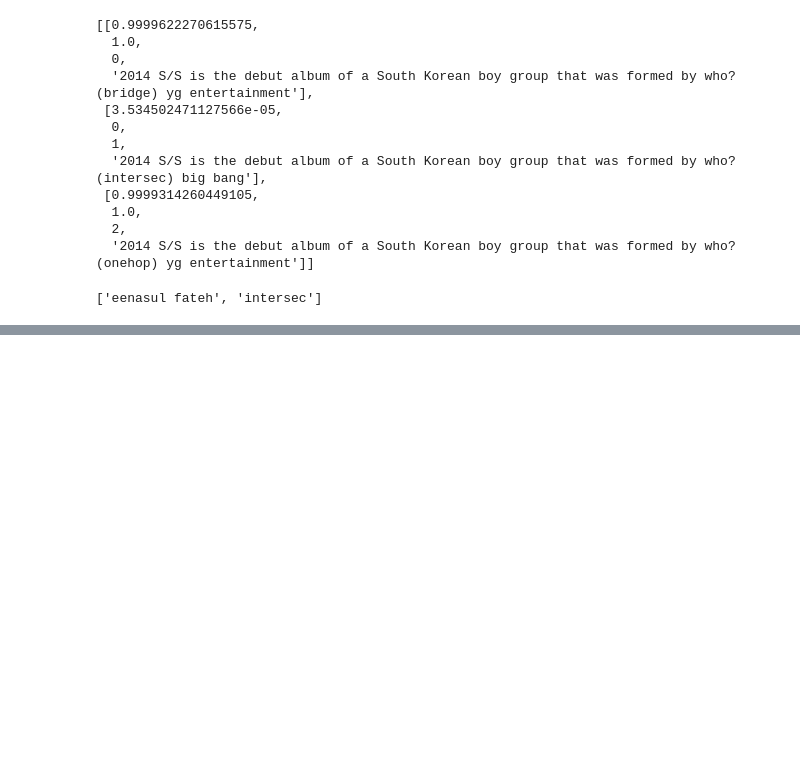
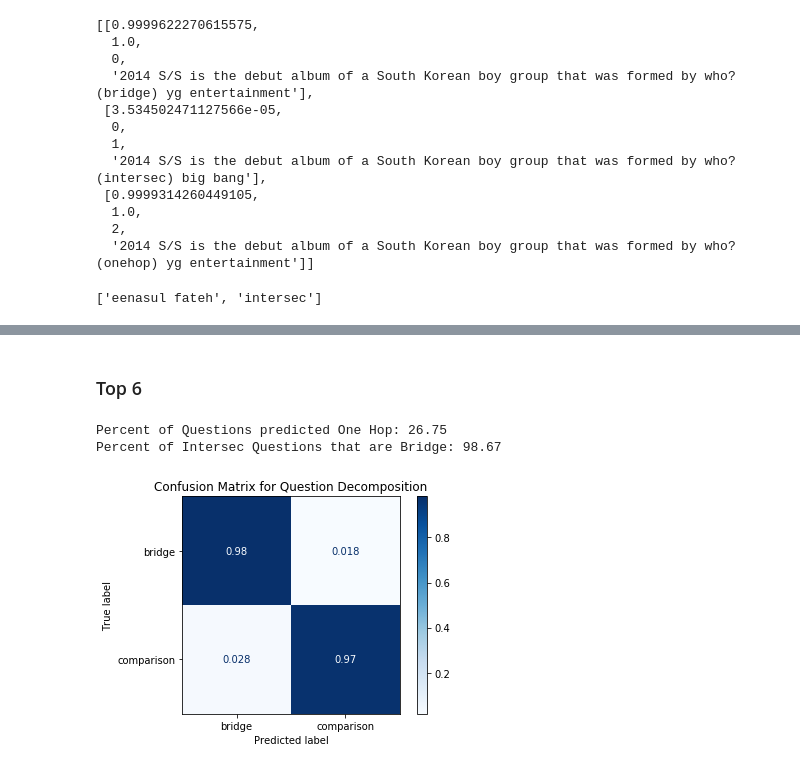
Before and after one commit to akrishna77/multihop-qa, a Jupyter notebook: decomp/DecompRC/DeCompDataAnalysis.ipynb, the cells around one changed output, grey strips where cells are left out. Cells and saved outputs as stored; diff of their text form; code cells hidden in the pictures; blank space fills up the shorter version.

```diff
--- a/decomp/DecompRC/DeCompDataAnalysis.ipynb
+++ b/decomp/DecompRC/DeCompDataAnalysis.ipynb
@@ -220,0 +335,41 @@ print(count)
+# %% [markdown]
+### Top 6
+# %%
+cat_truth = []
+cat_pred = []
+onehop_count = 0
+intersec_count = 0
+intersec_bridge = 0
+count = len(top6_orig)
+for i in range(len(top6_orig)):
+    out = final_scores_top6['answer'][top6_orig[i]['_id']]
+    reason = out[1]
+    answer = out[0]
+    ground_truth_answer = top6_orig[i]['answer']
+    ground_truth_reasoning = top6_orig[i]['type']
+    large_bar_f1[reason]['Top6'].append(f1(answer,ground_truth_answer))
+    large_bar_em[reason]['Top6'].append(em(answer,ground_truth_answer))
+    if reason == 'onehop':
+        onehop_count += 1
+    else:
+        cat_truth.append(ground_truth_reasoning)
+        if reason == 'intersec':
+            cat_pred.append('bridge')
+            intersec_count += 1
+            if ground_truth_reasoning == 'bridge':
+                intersec_bridge += 1
+
+        else:
+            cat_pred.append(reason)
+
+print("Percent of Questions predicted One Hop: {:.2f}".format(onehop_count * 100 / count))
+print("Percent of Intersec Questions that are Bridge: {:.2f}".format(intersec_bridge * 100 / intersec_count))
+conf = confusion_matrix(cat_truth, cat_pred, normalize = 'true')
+disp = ConfusionMatrixDisplay(conf, ['bridge', 'comparison'])
+disp.plot(cmap=plt.cm.Blues)
+plt.title('Confusion Matrix for Question Decomposition')
+plt.show()
+# %% [output]
+Percent of Questions predicted One Hop: 26.75
+Percent of Intersec Questions that are Bridge: 98.67
+[figure, added]
```
Also changed, not shown: parts of 15 cells of this notebook, 4 other files.
